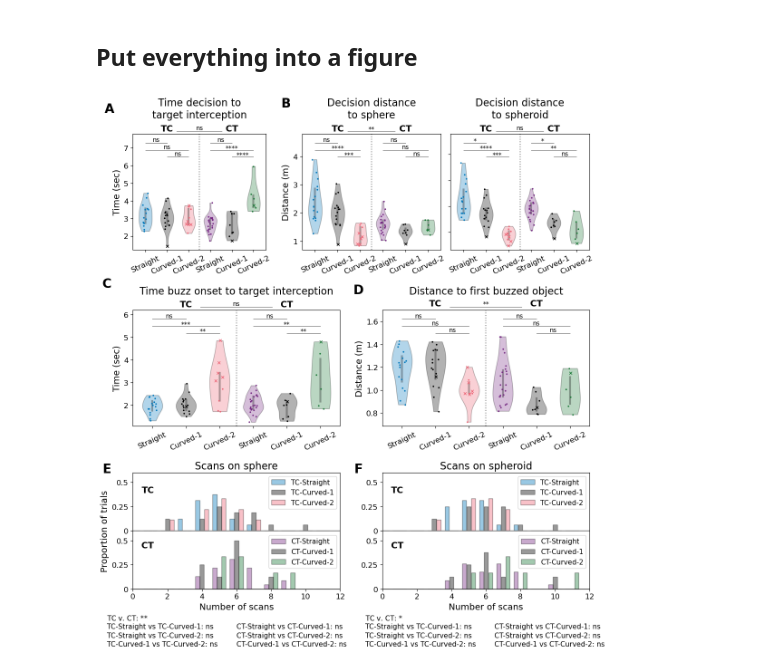
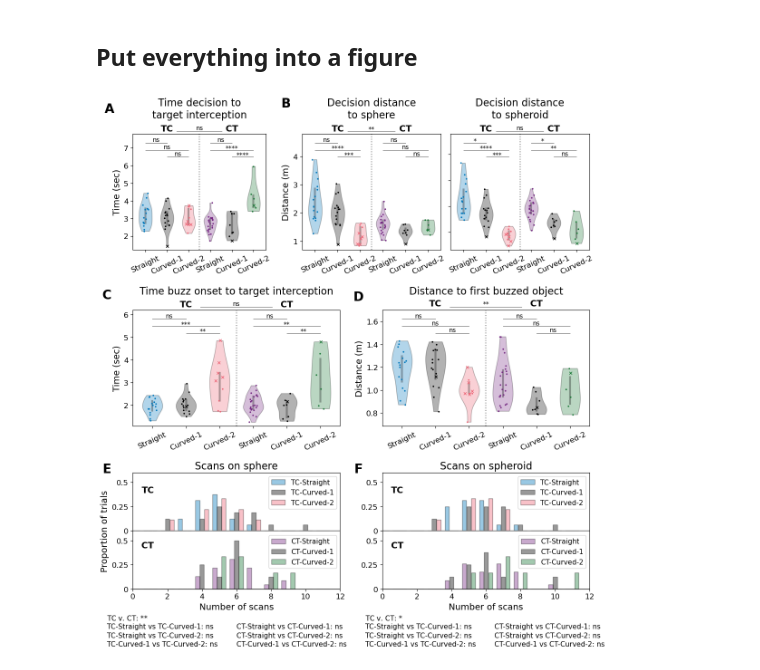
Before and after one commit to leewujung/porpoise_spheroid, a Jupyter notebook: notebooks_fig/fig_behavior_metrics_AR1.3.ipynb, the cells around one changed output. Saved outputs shown, nothing was run; the diff lists cells and outputs as text; code cells hidden in the pictures.

```diff
--- a/notebooks_fig/fig_behavior_metrics_AR1.3.ipynb
+++ b/notebooks_fig/fig_behavior_metrics_AR1.3.ipynb
@@ -596,33 +596,33 @@ for ax_pos in [ax_scan0_pos, ax_scan1_pos]:
     ax_clu_mock2.patch.set_alpha(0)
     ax_clu_mock2.set_axis_off()
     for seq in range(3):
         ax_clu_mock2.bar(np.nan, np.nan,
             alpha=0.4, edgecolor="k", color=color_cluster_seq_7[seq+3], label=f"CT-{CLUSTER_STR_7[seq+3]}")
     ax_clu_mock2.legend(bbox_to_anchor=(1, 0.49), fontsize=11)
 
 
 
 
 # Label panels
 ax_decision_time.text(-1.9, 9, "A", fontsize=20, fontweight="bold")
 ax_decision_dist_t.text(-1.5, 5.74, "B", fontsize=20, fontweight="bold")
-ax_buzz_time.text(-1.5, 7.2, "C", fontsize=20, fontweight="bold")
-ax_buzz_dist.text(-1.45, 1.84, "D", fontsize=20, fontweight="bold")
+ax_buzz_time.text(-1.5, 6.7, "C", fontsize=20, fontweight="bold")
+ax_buzz_dist.text(-1.45, 1.78, "D", fontsize=20, fontweight="bold")
 ax_scan0.text(-1.75, 1.2, "E", fontsize=20, fontweight="bold")
 ax_scan1.text(-1.65, 1.2, "F", fontsize=20, fontweight="bold")
 
 
 # Add subpanel labels
 ax_scan0.text(0.5, 1.02, "TC", fontsize=14, fontweight="bold", va="center")
 ax_scan0.text(0.5, 0.45, "CT", fontsize=14, fontweight="bold", va="center")
 ax_scan1.text(0.5, 1.02, "TC", fontsize=14, fontweight="bold", va="center")
 ax_scan1.text(0.5, 0.45, "CT", fontsize=14, fontweight="bold", va="center")
 
 
 
 
 plt.show()
 
 fig.savefig(fig_path / "fig_behavior_metrics_AR1.3.png", dpi=300, bbox_inches="tight")
 # %% [output]
-[figure, old version]
+[figure, new version]
```
Also changed, not shown: 1 other file.
